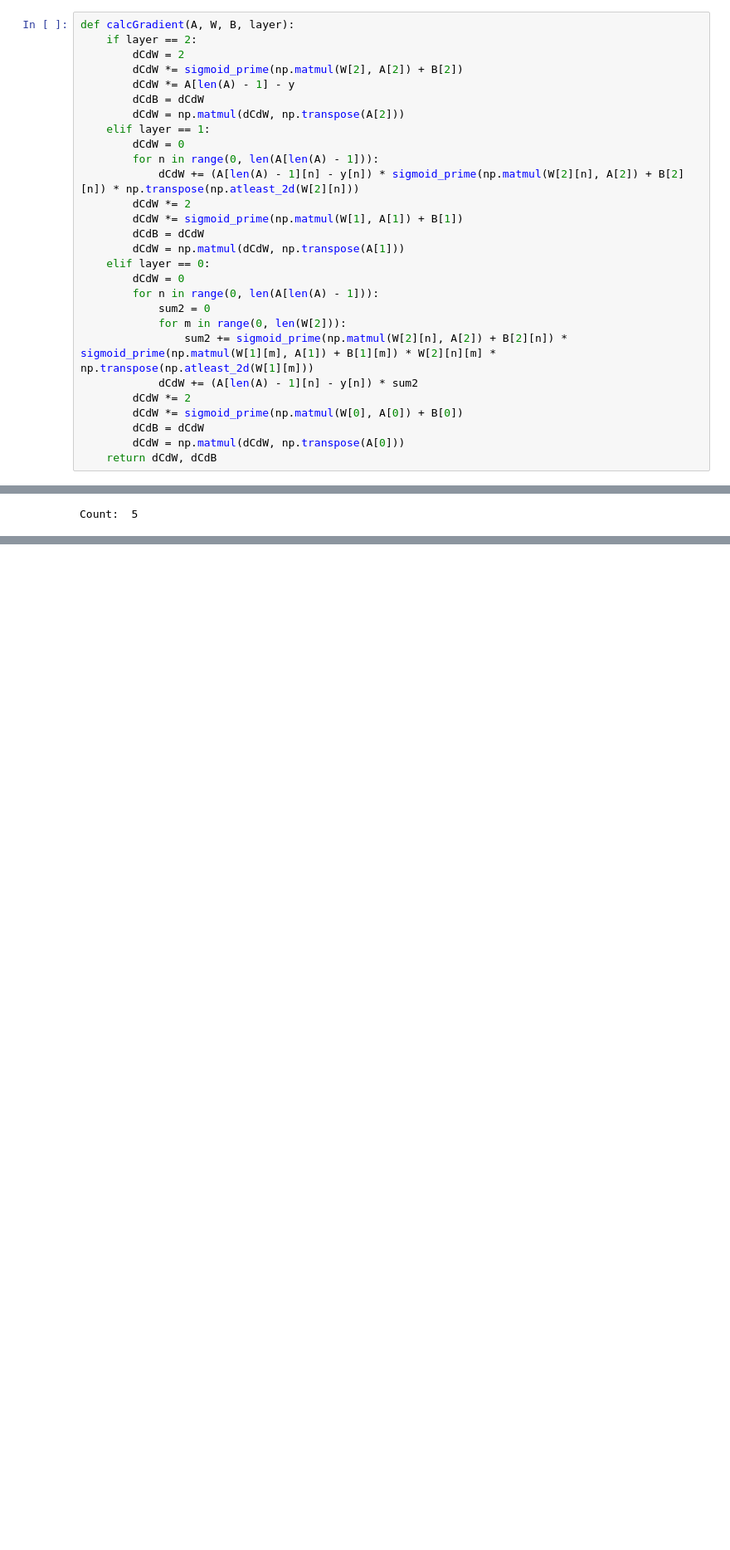
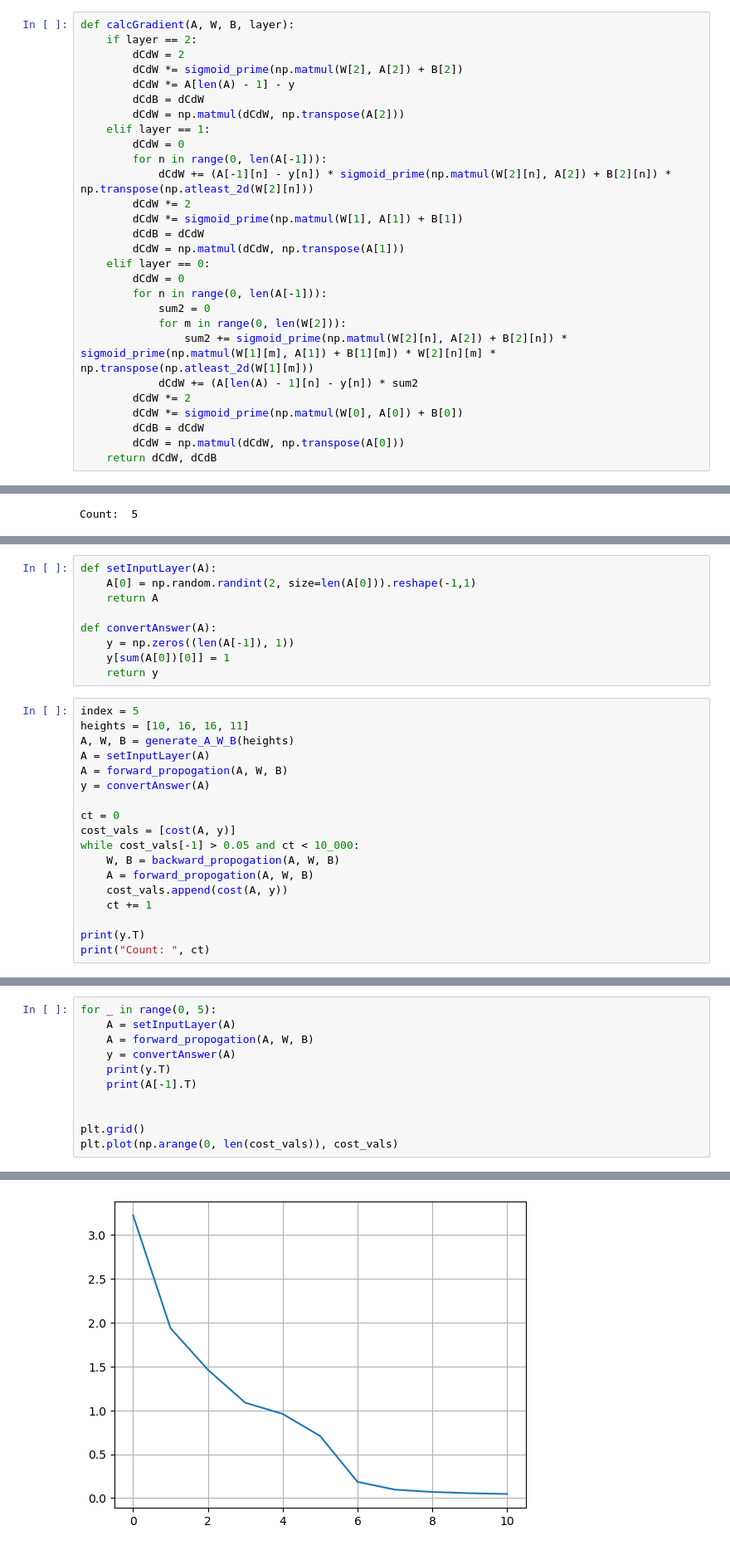
Before and after one commit to Stepheng753/MathProjects, a Jupyter notebook: NumberRecognition/version2.0/NeuralNetwork.ipynb, the cells around one changed output, grey strips where cells are left out. Shown at 83% size. Saved outputs shown, nothing was run; the diff lists cells and outputs as text; blank space fills up the shorter version.

```diff
--- a/NumberRecognition/version2.0/NeuralNetwork.ipynb
+++ b/NumberRecognition/version2.0/NeuralNetwork.ipynb
@@ -546,15 +546,15 @@ def calcGradient(A, W, B, layer):
         dCdW = np.matmul(dCdW, np.transpose(A[2]))
     elif layer == 1:
         dCdW = 0
-        for n in range(0, len(A[len(A) - 1])):
-            dCdW += (A[len(A) - 1][n] - y[n]) * sigmoid_prime(np.matmul(W[2][n], A[2]) + B[2][n]) * np.transpose(np.atleast_2d(W[2][n]))
+        for n in range(0, len(A[-1])):
+            dCdW += (A[-1][n] - y[n]) * sigmoid_prime(np.matmul(W[2][n], A[2]) + B[2][n]) * np.transpose(np.atleast_2d(W[2][n]))
         dCdW *= 2
         dCdW *= sigmoid_prime(np.matmul(W[1], A[1]) + B[1])
         dCdB = dCdW
         dCdW = np.matmul(dCdW, np.transpose(A[1]))
     elif layer == 0:
         dCdW = 0
-        for n in range(0, len(A[len(A) - 1])):
+        for n in range(0, len(A[-1])):
             sum2 = 0
             for m in range(0, len(W[2])):
                 sum2 += sigmoid_prime(np.matmul(W[2][n], A[2]) + B[2][n]) * sigmoid_prime(np.matmul(W[1][m], A[1]) + B[1][m]) * W[2][n][m] * np.transpose(np.atleast_2d(W[1][m]))
@@ -714,0 +709,27 @@ print(A[3].T)
+# %%
+def setInputLayer(A):
+    A[0] = np.random.randint(2, size=len(A[0])).reshape(-1,1)
+    return A
+
+def convertAnswer(A):
+    y = np.zeros((len(A[-1]), 1))
+    y[sum(A[0])[0]] = 1
+    return y
+# %%
+index = 5
+heights = [10, 16, 16, 11]
+A, W, B = generate_A_W_B(heights)
+A = setInputLayer(A)
+A = forward_propogation(A, W, B)
+y = convertAnswer(A)
+
+ct = 0
+cost_vals = [cost(A, y)]
+while cost_vals[-1] > 0.05 and ct < 10_000:
+    W, B = backward_propogation(A, W, B)
+    A = forward_propogation(A, W, B)
+    cost_vals.append(cost(A, y))
+    ct += 1
+
+print(y.T)
+print("Count: ", ct)
@@ -714,0 +739,12 @@ print(A[3].T)
+# %%
+for _ in range(0, 5):
+    A = setInputLayer(A)
+    A = forward_propogation(A, W, B)
+    y = convertAnswer(A)
+    print(y.T)
+    print(A[-1].T)
+
+
+plt.grid()
+plt.plot(np.arange(0, len(cost_vals)), cost_vals)
+# %% [output]
@@ -714,0 +767 @@ print(A[3].T)
+[figure, added]
```
Also changed, not shown: parts of 8 cells of this notebook.
